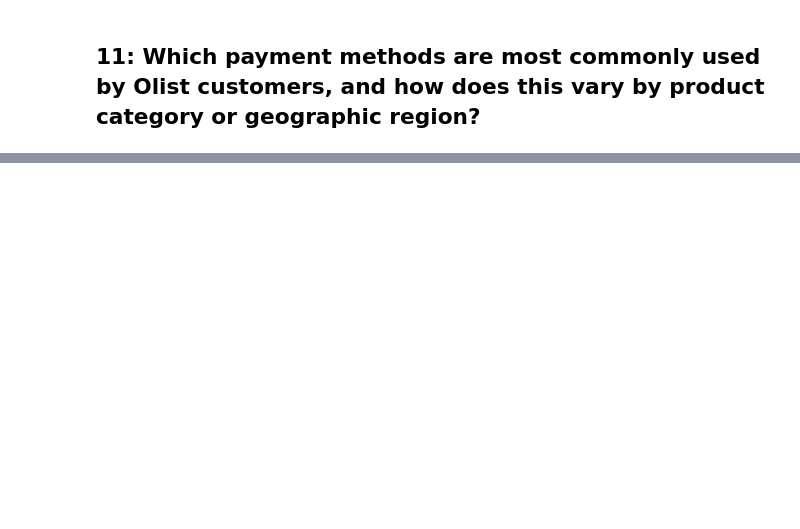
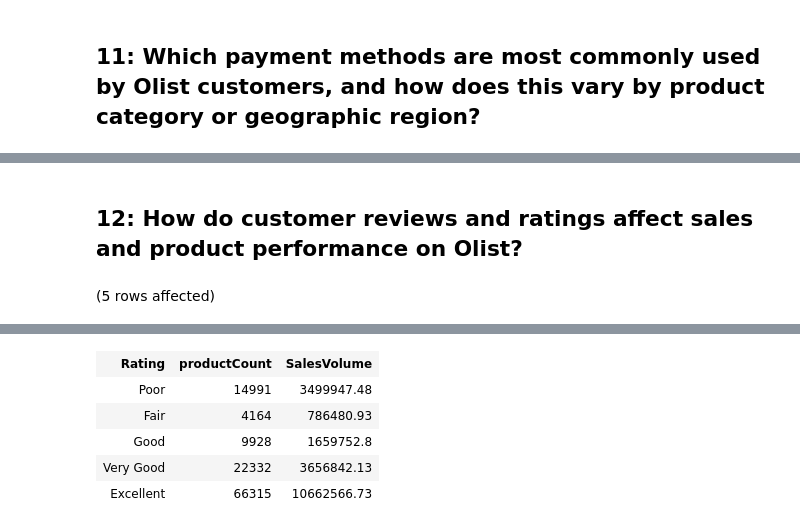
Before and after one commit to Emem-Data/Olist_Business, a Jupyter notebook: EDA.ipynb, the cells around one changed output, grey strips where cells are left out. Cells and saved outputs as stored; diff of their text form; code cells hidden in the pictures; blank space fills up the shorter version.

```diff
--- a/EDA.ipynb
+++ b/EDA.ipynb
@@ -311,0 +376,20 @@ Total execution time: 00:00:07.008
+# %% [markdown]
+## **12: How do customer reviews and ratings affect sales and product performance on Olist?**
+# %%
+SELECT CASE
+            WHEN review_score = 5 THEN 'Excellent'
+            WHEN review_score = 4 THEN 'Very Good'
+            WHEN review_score = 3 THEN 'Good'
+            WHEN review_score = 2 THEN 'Fair'
+            WHEN review_score = 1 THEN 'Poor'
+      END AS Rating,
+     COUNT(OPD.product_id) productCount, ROUND(SUM(payment_value), 2) SalesVolume
+FROM [OlistBusiness].dbo.olist_orders_dataset OO
+JOIN OlistBusiness.dbo.olist_order_reviews_dataset OOR ON OO.order_id = OOR.order_id
+JOIN OlistBusiness.dbo.olist_order_payments_dataset OOP ON OOR.order_id = OOP.order_id
+JOIN OlistBusiness.dbo.olist_order_items_dataset ORI ON OOP.order_id = ORI.order_id
+JOIN OlistBusiness.dbo.olist_products_dataset OPD ON ORI.product_id = OPD.product_id
+WHERE  OO.order_status <> 'canceled' AND OO.order_approved_at IS NOT NULL
+GROUP BY review_score
+# %% [output]
+(5 rows affected)
@@ -311,0 +397,6 @@ Total execution time: 00:00:07.008
+| Rating | productCount | SalesVolume |
+| Poor | 14991 | 3499947.48 |
+| Fair | 4164 | 786480.93 |
+| Good | 9928 | 1659752.8 |
+| Very Good | 22332 | 3656842.13 |
+| Excellent | 66315 | 10662566.73 |
```
Also changed, not shown: parts of 12 cells of this notebook.
